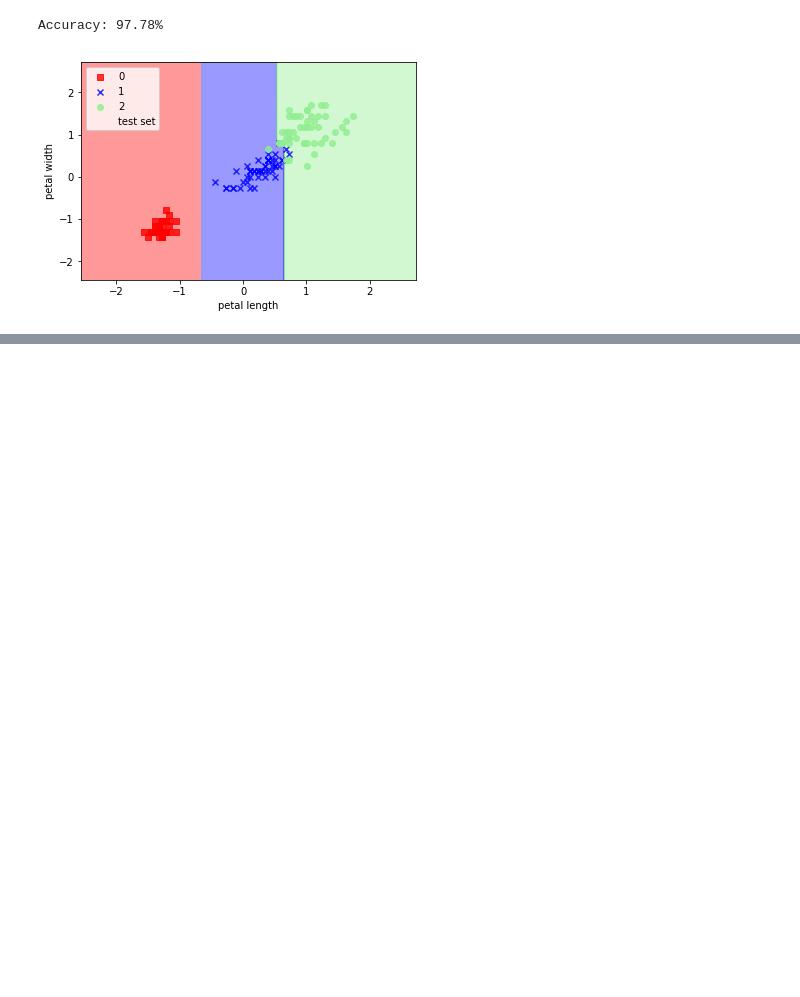
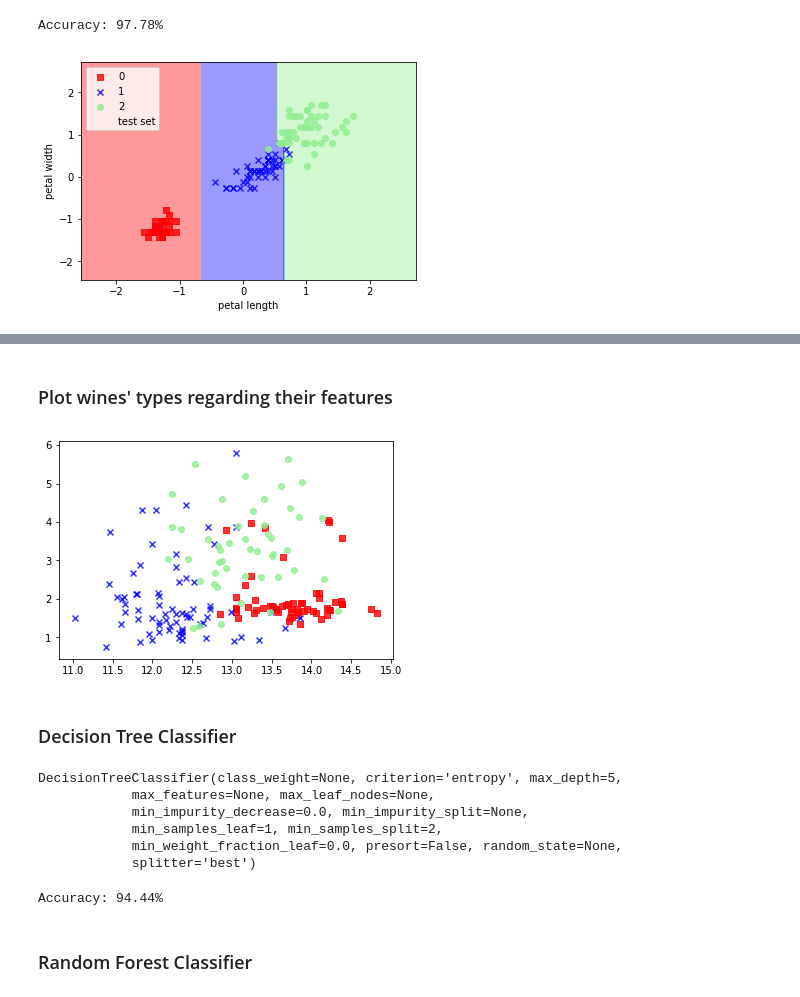
Before and after one commit to azenor-github/python-machine-learning-book, a Jupyter notebook: ch03/exercises.ipynb, the cells around one changed output, grey strips where cells are left out. Drawn from its saved outputs; the diff is of its cells as text; code cells hidden in the pictures; blank space fills up the shorter version.

```diff
--- a/ch03/exercises.ipynb
+++ b/ch03/exercises.ipynb
@@ -52,0 +94,26 @@ plt.show()
+# %%
+wine = datasets.load_wine()
+
+X = wine.data
+y = wine.target
+
+X_train, X_test, y_train, y_test = train_test_split(X, y, test_size=0.3, random_state=1, stratify=y)
+
+sc = StandardScaler()
+sc.fit(X_train)
+
+X_train_std = sc.transform(X_train)
+X_test_std = sc.transform(X_test)
+# %% [markdown]
+### Plot wines' types regarding their features
+# %%
+markers = ('s', 'x', 'o', '^', 'v')
+colors = ('red', 'blue', 'lightgreen', 'gray', 'cyan')
+cmap = ListedColormap(colors[:len(np.unique(y))])
+
+for idx, cl in enumerate(np.unique(y)):
+     plt.scatter(x=X[y == cl, 0], y=X[y == cl, 1], alpha=0.8, c=cmap(idx),marker=markers[idx], label=cl)
+# %% [output]
+[figure, added]
+# %% [markdown]
+### Decision Tree Classifier
@@ -52,0 +122,17 @@ plt.show()
+# %%
+dtc = DecisionTreeClassifier(criterion="entropy", max_depth=5)
+dtc.fit(X_train_std, y_train)
+# %% [output]
+DecisionTreeClassifier(class_weight=None, criterion='entropy', max_depth=5,
+            max_features=None, max_leaf_nodes=None,
+            min_impurity_decrease=0.0, min_impurity_split=None,
+            min_samples_leaf=1, min_samples_split=2,
+            min_weight_fraction_leaf=0.0, presort=False, random_state=None,
+            splitter='best')
+# %%
+yhat_test = dtc.predict(X_test_std)
+print("Accuracy: %.2f%%" % (100*sum(yhat_test == y_test)/y_test.shape[0]))
+# %% [output]
+Accuracy: 94.44%
+# %% [markdown]
+### Random Forest Classifier
```
Also changed, not shown: parts of 32 cells of this notebook, 2 other files.
